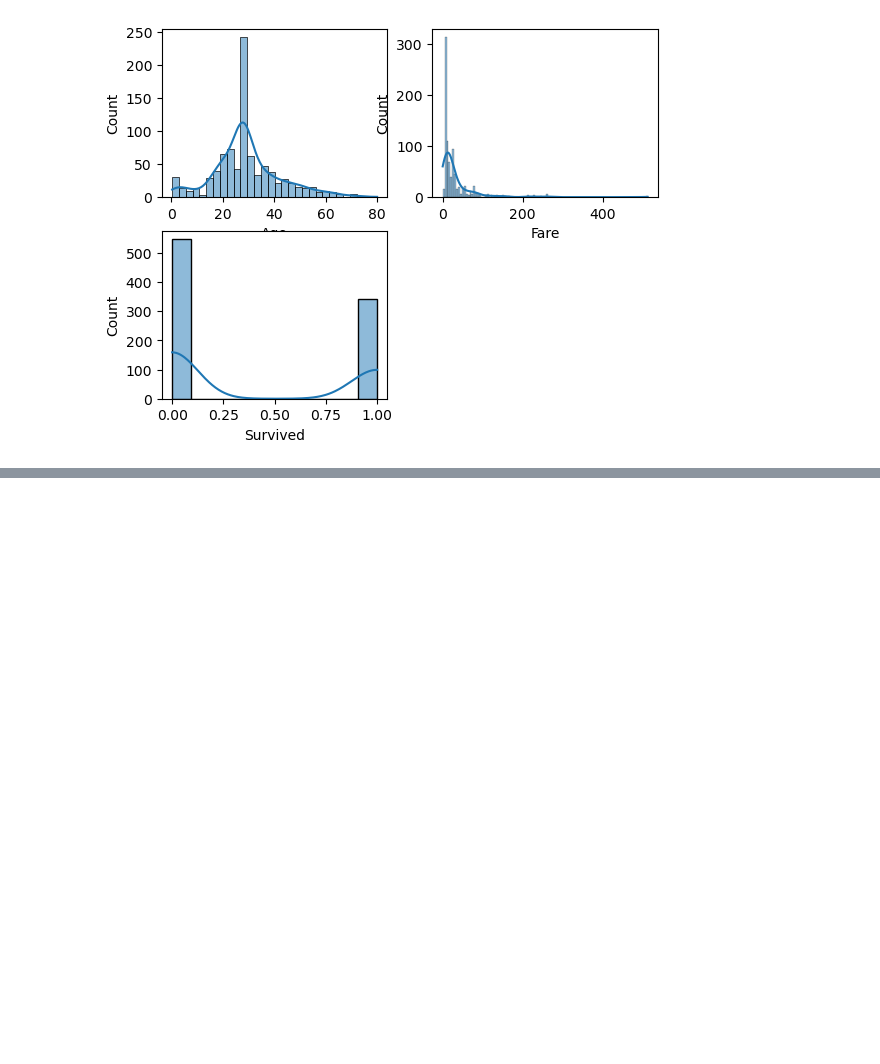
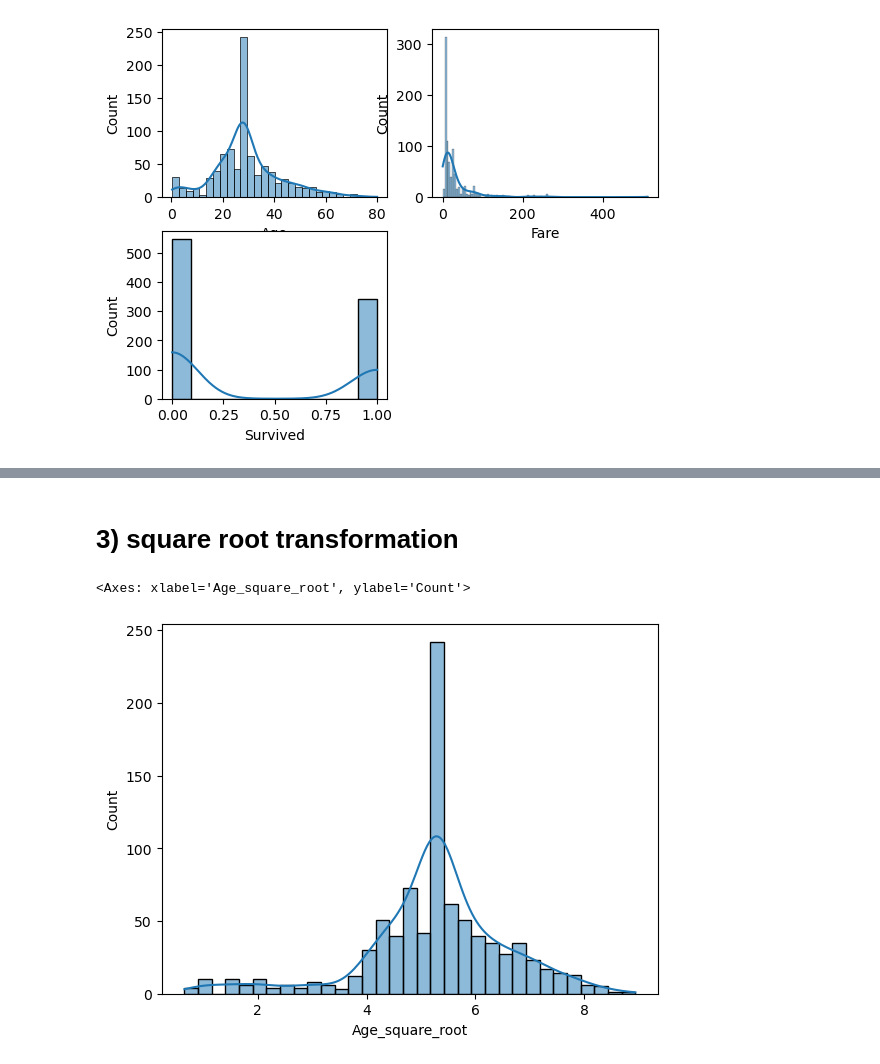
Before and after one commit to ankushgupta05/ML-BY-SISTec-4th-sem, a Jupyter notebook: ML/Statistics/Center Tendency.ipynb, the cells around one changed output, grey strips where cells are left out. Saved outputs shown, nothing was run; the diff lists cells and outputs as text; code cells hidden in the pictures; blank space fills up the shorter version.

```diff
--- a/ML/Statistics/Center Tendency.ipynb
+++ b/ML/Statistics/Center Tendency.ipynb
@@ -235,0 +347,12 @@ sns.histplot(df['Survived'], kde=True)
+# %% [markdown]
+# 3) square root transformation
+# %%
+df['Age_square_root'] = df.Age **(1/2)
+
+sns.histplot(df['Age_square_root'],kde=True)
+
+
+# this is right bcz it made normal distribution
+# %% [output]
+<Axes: xlabel='Age_square_root', ylabel='Count'>
+[figure, added]
```
Also changed, not shown: parts of 34 cells of this notebook.
